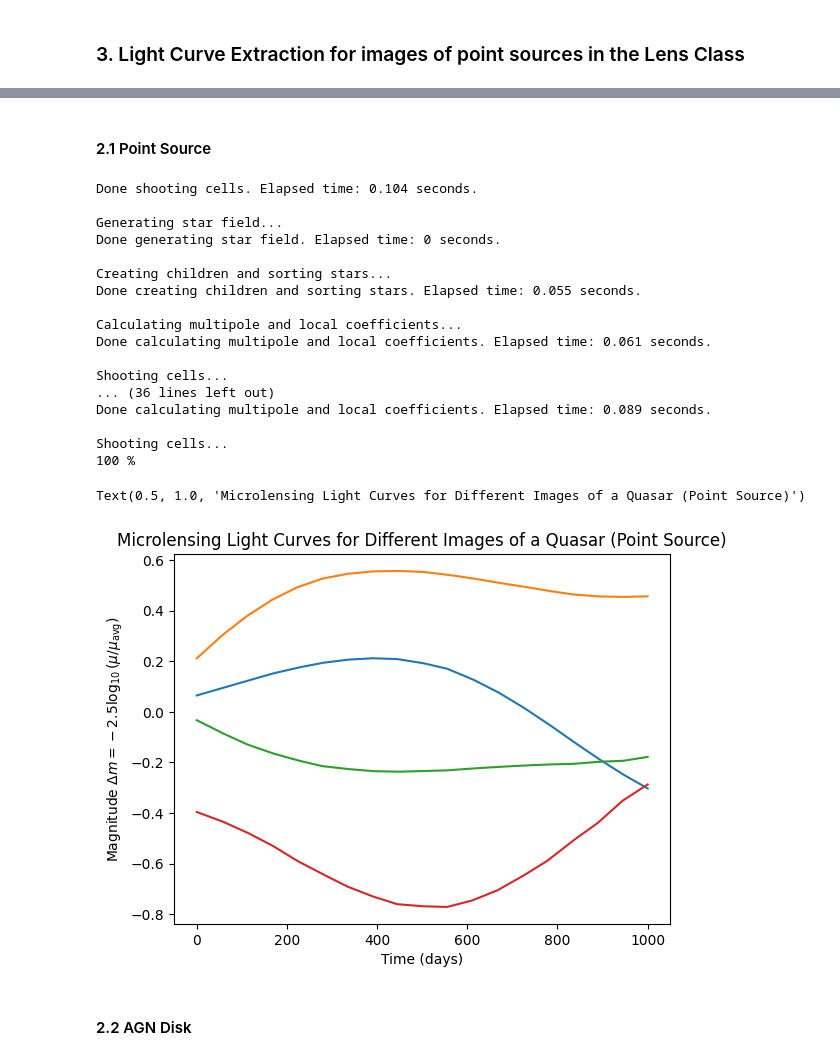
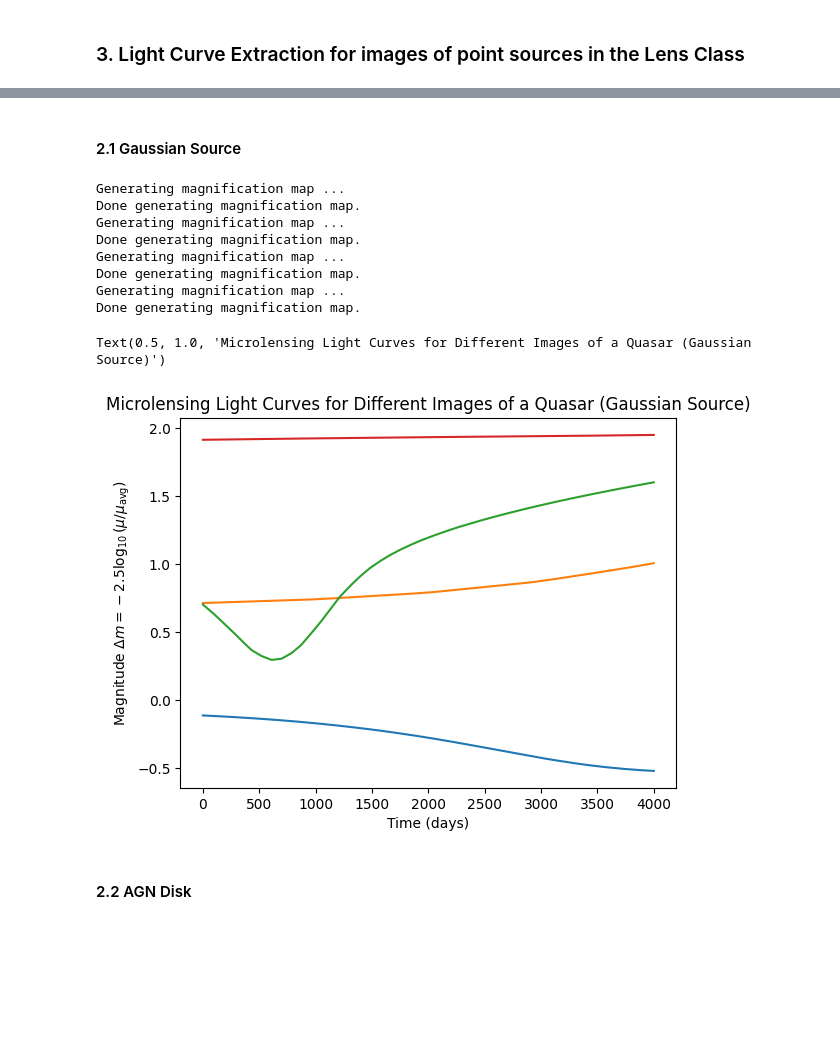
Before and after one commit to LSST-strong-lensing/slsim, a Jupyter notebook: notebooks/microlensing_tutorial.ipynb, the cells around one changed output, grey strips where cells are left out. Drawn from its saved outputs; the diff is of its cells as text; code cells hidden in the pictures; blank space fills up the shorter version.

```diff
--- a/notebooks/microlensing_tutorial.ipynb
+++ b/notebooks/microlensing_tutorial.ipynb
@@ -418,65 +342,62 @@ cosmology = FlatLambdaCDM(H0=70, Om0=0.3)  # for testing
 # %% [markdown]
-#### 2.1 Point Source
+#### 2.1 Gaussian Source
 # %%
+cosmology = lens_class.cosmo
 kwargs_MagnificationMap = {
     "theta_star": theta_star,  # arcsec
-    "rectangular": True,
     "center_x": 0,  # arcsec
     "center_y": 0,  # arcsec
-    "half_length_x": 25 * theta_star,  # arcsec
-    "half_length_y": 25 * theta_star,  # arcsec
+    "half_length_x": 4 * theta_star,  # arcsec
+    "half_length_y": 4 * theta_star,  # arcsec
     "mass_function": "kroupa",
     "m_solar": 1.0,
     "m_lower": 0.08,
     "m_upper": 100,
-    "num_pixels_x": 500,
-    "num_pixels_y": 500,
+    "num_pixels_x": 1000,
+    "num_pixels_y": 1000,
 }
-kwargs_PointSource = {
-    "source_size": 8e-7,  # arcsec, this is the size of the LSST PSF
-    "effective_transverse_velocity": 10000,  # km/s
+kwargs_gaussian_source_morphology = {
+    "source_redshift": source_redshift,
+    "cosmo": cosmology,
+    "source_size": 8e-8,  # arcsec, this is the size of typical AGN Disk
 }
 
 ml_lc_lens = MicrolensingLightCurveFromLensModel()
 LCs_lens = ml_lc_lens.generate_point_source_microlensing_magnitudes(
-    time=np.linspace(0, 1000, 500),  # time in days
+    time=np.linspace(0, 4000, 500),  # time in days
     source_redshift=source_redshift,
-    deflector_redshift=deflector_redshift,
+    deflector_redshift=lens_class.deflector_redshift,
     kappa_star_images=kappa_star_images,
     kappa_tot_images=kappa_tot_images,
     shear_images=shear_images,
+    shear_phi_angle_images=shear_angle_images,
+    ra_lens=lens_class.deflector_position[0],
+    dec_lens=lens_class.deflector_position[1],
+    deflector_velocity_dispersion=lens_class.deflector_velocity_dispersion(),
     cosmology=cosmology,
     kwargs_MagnificationMap=kwargs_MagnificationMap,
-    kwargs_PointSource=kwargs_PointSource,
+    point_source_morphology="gaussian",
+    kwargs_source_morphology=kwargs_gaussian_source_morphology,
 )
 # %% [output]
-Done shooting cells. Elapsed time: 0.104 seconds.
-
-Generating star field...
-Done generating star field. Elapsed time: 0 seconds.
-
-Creating children and sorting stars...
-Done creating children and sorting stars. Elapsed time: 0.055 seconds.
-
-Calculating multipole and local coefficients...
-Done calculating multipole and local coefficients. Elapsed time: 0.061 seconds.
-
-Shooting cells...
-... (36 lines left out)
-Done calculating multipole and local coefficients. Elapsed time: 0.089 seconds.
-
-Shooting cells...
-100 %
+Generating magnification map ...
+Done generating magnification map.
+Generating magnification map ...
+Done generating magnification map.
+Generating magnification map ...
+Done generating magnification map.
+Generating magnification map ...
+Done generating magnification map.
 # %%
 # plot the light curves
 for i in range(len(LCs_lens)):
-    plt.plot(np.linspace(0, 1000, 500), LCs_lens[i], label=f"Image {i+1}")
+    plt.plot(np.linspace(0, 4000, 500), LCs_lens[i], label=f"Image {i+1}")
 plt.xlabel("Time (days)")
 plt.ylabel("Magnitude $\Delta m = -2.5 \log_{10} (\mu/\mu_{\\text{avg}})$")
-plt.title("Microlensing Light Curves for Different Images of a Quasar (Point Source)")
+plt.title("Microlensing Light Curves for Different Images of a Quasar (Gaussian Source)")
 # %% [output]
-Text(0.5, 1.0, 'Microlensing Light Curves for Different Images of a Quasar (Point Source)')
+Text(0.5, 1.0, 'Microlensing Light Curves for Different Images of a Quasar (Gaussian Source)')
-[figure, old version]
+[figure, new version]
 # %% [markdown]
 #### 2.2 AGN Disk
 # %%
```
Also changed, not shown: parts of 17 cells of this notebook, 4 other files.
